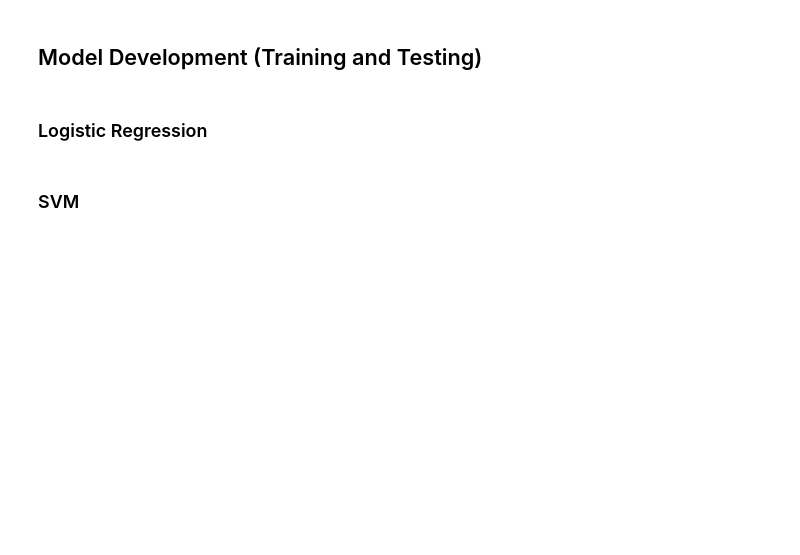
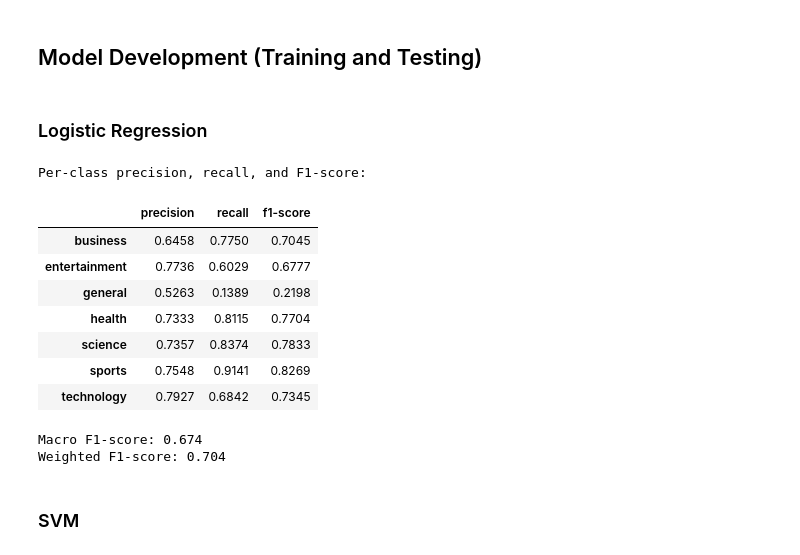
Before and after one commit to mitosisgg/ADS509_FinalProject, a Jupyter notebook: ADS_509_Final_Team_Project.ipynb, the cells around one changed output. Saved outputs shown, nothing was run; the diff lists cells and outputs as text; code cells hidden in the pictures; blank space fills up the shorter version.

Commit message:
fixed classifier eval metrics

```diff
--- a/ADS_509_Final_Team_Project.ipynb
+++ b/ADS_509_Final_Team_Project.ipynb
@@ -495,33 +633,50 @@ print(f"Test shape: {test_df.shape}")
 # %%
 from sklearn.metrics import classification_report, accuracy_score
 from sklearn.feature_extraction.text import TfidfVectorizer
 from sklearn.linear_model import LogisticRegression
 from sklearn.pipeline import make_pipeline
 
 # Create a pipeline: TF-IDF vectorizer + Logistic Regression
 logreg_pipeline = make_pipeline(
     TfidfVectorizer(max_features=10000, ngram_range=(1,2)),
     LogisticRegression(max_iter=1000, random_state=42)
 )
 
 # Fit the model
 logreg_pipeline.fit(train_df['comb_text'], train_df['category'])
 
 # Predict on test set
 y_pred = logreg_pipeline.predict(test_df['comb_text'])
 
 # Calculate accuracy
 accuracy = accuracy_score(test_df['category'], y_pred)
 
-# Get classification report as dict
+# Get evaluation report
 report = classification_report(test_df['category'], y_pred, output_dict=True)
 
-# Convert to results DataFrame
-classifier_results = pd.DataFrame(report).T
-classifier_results['accuracy'] = accuracy  # Add accuracy column for all rows
+# Extract metrics
+per_class_metrics = pd.DataFrame(report).T.loc[categories, ['precision', 'recall', 'f1-score']].round(4)
 
-# Display summary
-display(classifier_results)
+# Extract macro and weighted F1-scores
+macro_f1 = report['macro avg']['f1-score']
+weighted_f1 = report['weighted avg']['f1-score']
+
+print("Per-class precision, recall, and F1-score:")
+display(per_class_metrics)
+print(f"Macro F1-score: {macro_f1:.3f}")
+print(f"Weighted F1-score: {weighted_f1:.3f}")
+# %% [output]
+Per-class precision, recall, and F1-score:
+|  | precision | recall | f1-score |
+| business | 0.6458 | 0.7750 | 0.7045 |
+| entertainment | 0.7736 | 0.6029 | 0.6777 |
+| general | 0.5263 | 0.1389 | 0.2198 |
+| health | 0.7333 | 0.8115 | 0.7704 |
+| science | 0.7357 | 0.8374 | 0.7833 |
+| sports | 0.7548 | 0.9141 | 0.8269 |
+| technology | 0.7927 | 0.6842 | 0.7345 |
+Macro F1-score: 0.674
+Weighted F1-score: 0.704
 # %% [markdown]
 ### SVM
 # %%
```
Also changed, not shown: parts of 20 cells of this notebook.
